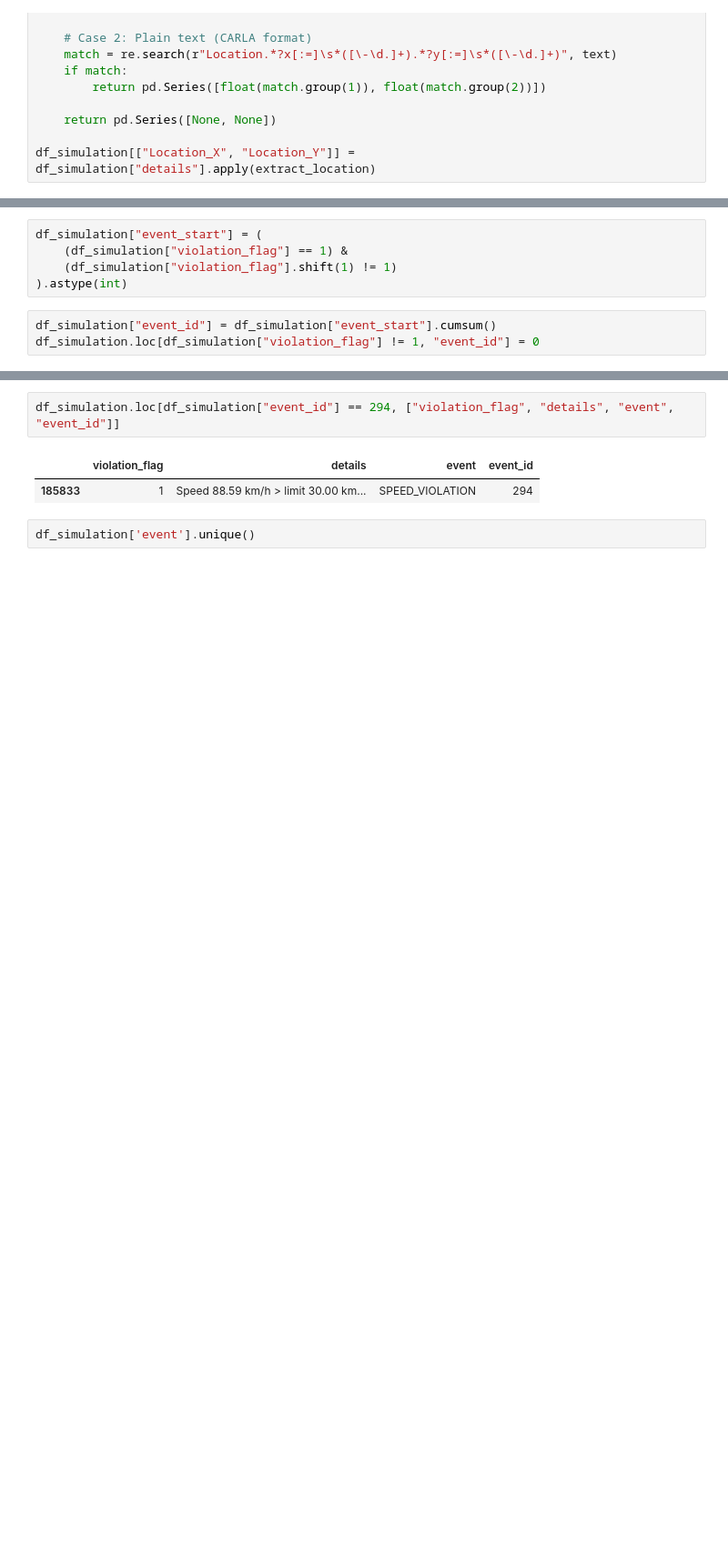
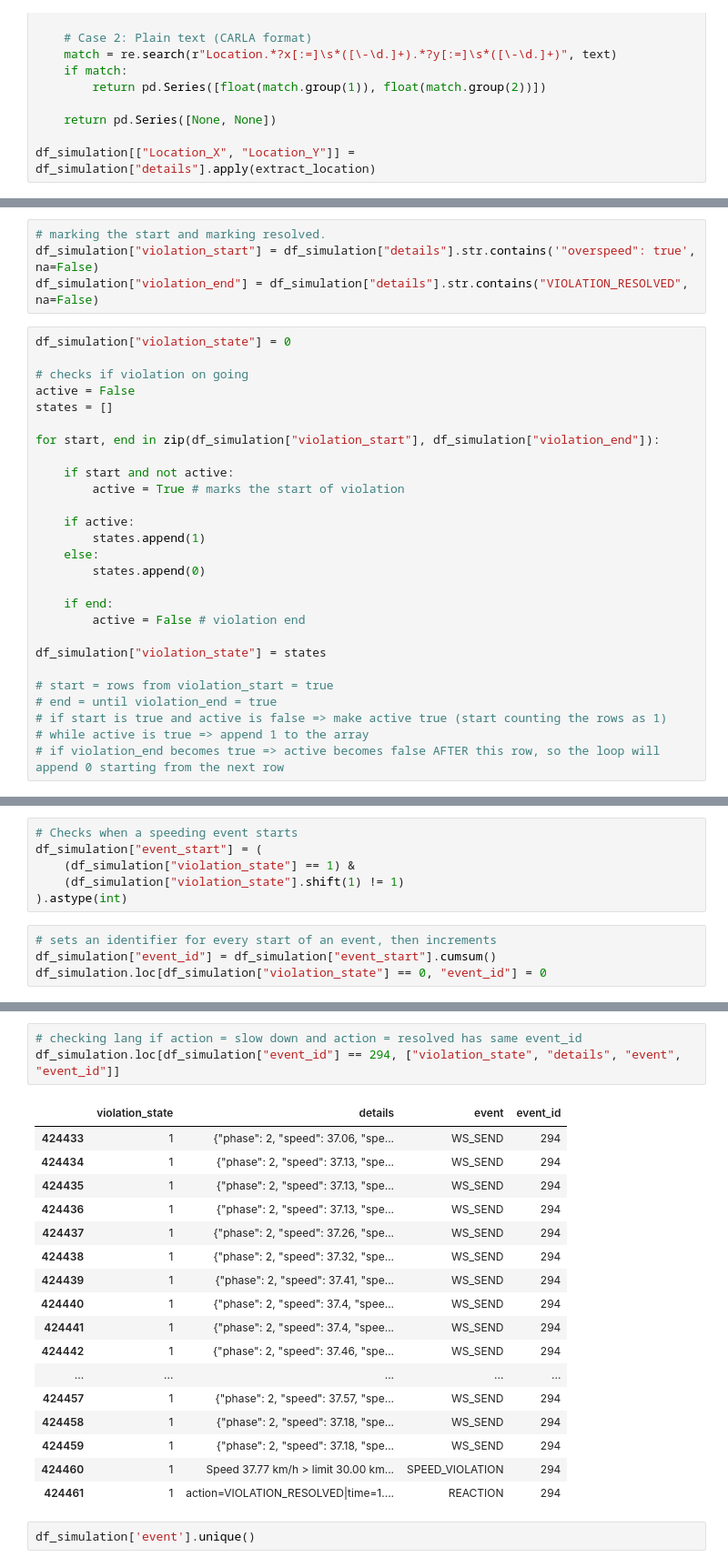
Before and after one commit to KeirAAAlcantara/SimAnalysis, a Jupyter notebook: SimData.ipynb, the cells around one changed output, grey strips where cells are left out. Shown at 91% size. Saved outputs shown, nothing was run; the diff lists cells and outputs as text; blank space fills up the shorter version.

```diff
--- a/SimData.ipynb
+++ b/SimData.ipynb
@@ -210,3 +207,34 @@ df_simulation.loc[
+# %%
+# marking the start and marking resolved.
+df_simulation["violation_start"] = df_simulation["details"].str.contains('"overspeed": true', na=False)
+df_simulation["violation_end"] = df_simulation["details"].str.contains("VIOLATION_RESOLVED", na=False)
+# %%
+df_simulation["violation_state"] = 0
+
+# checks if violation on going
+active = False
+states = []
+
+for start, end in zip(df_simulation["violation_start"], df_simulation["violation_end"]):
+
+    if start and not active:
+        active = True # marks the start of violation
+
+    if active:
+        states.append(1)
+    else:
+        states.append(0)
+
+    if end:
+        active = False # violation end
+
+df_simulation["violation_state"] = states
+
+# start = rows from violation_start = true
+# end = until violation_end = true
+# if start is true and active is false => make active true (start counting the rows as 1)
+# while active is true => append 1 to the array
+# if violation_end becomes true => active becomes false AFTER this row, so the loop will append 0 starting from the next row
 # %%
 df_simulation.columns
 # %% [output]
@@ -223,9 +255,11 @@ display(df_simulation[df_simulation["event"].isin(["SPEED_VIOLATION","REACTION"]
 # %%
+# Checks when a speeding event starts
 df_simulation["event_start"] = (
-    (df_simulation["violation_flag"] == 1) &
-    (df_simulation["violation_flag"].shift(1) != 1)
+    (df_simulation["violation_state"] == 1) &
+    (df_simulation["violation_state"].shift(1) != 1)
 ).astype(int)
 # %%
+# sets an identifier for every start of an event, then increments
 df_simulation["event_id"] = df_simulation["event_start"].cumsum()
-df_simulation.loc[df_simulation["violation_flag"] != 1, "event_id"] = 0
+df_simulation.loc[df_simulation["violation_state"] == 0, "event_id"] = 0
 # %%
@@ -285,8 +278,24 @@ array([   0,    1,    2, ..., 1262, 1263, 1264])
 # %%
-df_simulation.loc[df_simulation["event_id"] == 294, ["violation_flag", "details", "event", "event_id"]]
+# checking lang if action = slow down and action = resolved has same event_id
+df_simulation.loc[df_simulation["event_id"] == 294, ["violation_state", "details", "event", "event_id"]]
 # %% [output]
-|  | violation_flag | details | event | event_id |
-| 185833 | 1 | Speed 88.59 km/h > limit 30.00 km... | SPEED_VIOLATION | 294 |
+|  | violation_state | details | event | event_id |
+| 424433 | 1 | {"phase": 2, "speed": 37.06, "spe... | WS_SEND | 294 |
+| 424434 | 1 | {"phase": 2, "speed": 37.13, "spe... | WS_SEND | 294 |
+| 424435 | 1 | {"phase": 2, "speed": 37.13, "spe... | WS_SEND | 294 |
+| 424436 | 1 | {"phase": 2, "speed": 37.13, "spe... | WS_SEND | 294 |
+| 424437 | 1 | {"phase": 2, "speed": 37.26, "spe... | WS_SEND | 294 |
+| 424438 | 1 | {"phase": 2, "speed": 37.32, "spe... | WS_SEND | 294 |
+| 424439 | 1 | {"phase": 2, "speed": 37.41, "spe... | WS_SEND | 294 |
+| 424440 | 1 | {"phase": 2, "speed": 37.4, "spee... | WS_SEND | 294 |
+| 424441 | 1 | {"phase": 2, "speed": 37.4, "spee... | WS_SEND | 294 |
+| 424442 | 1 | {"phase": 2, "speed": 37.46, "spe... | WS_SEND | 294 |
+| ... | ... | ... | ... | ... |
+| 424457 | 1 | {"phase": 2, "speed": 37.57, "spe... | WS_SEND | 294 |
+| 424458 | 1 | {"phase": 2, "speed": 37.18, "spe... | WS_SEND | 294 |
+| 424459 | 1 | {"phase": 2, "speed": 37.18, "spe... | WS_SEND | 294 |
+| 424460 | 1 | Speed 37.77 km/h > limit 30.00 km... | SPEED_VIOLATION | 294 |
+| 424461 | 1 | action=VIOLATION_RESOLVED|time=1.... | REACTION | 294 |
 # %%
 df_simulation['event'].unique()
 # %% [output]
```
Also changed, not shown: parts of 16 cells of this notebook.
